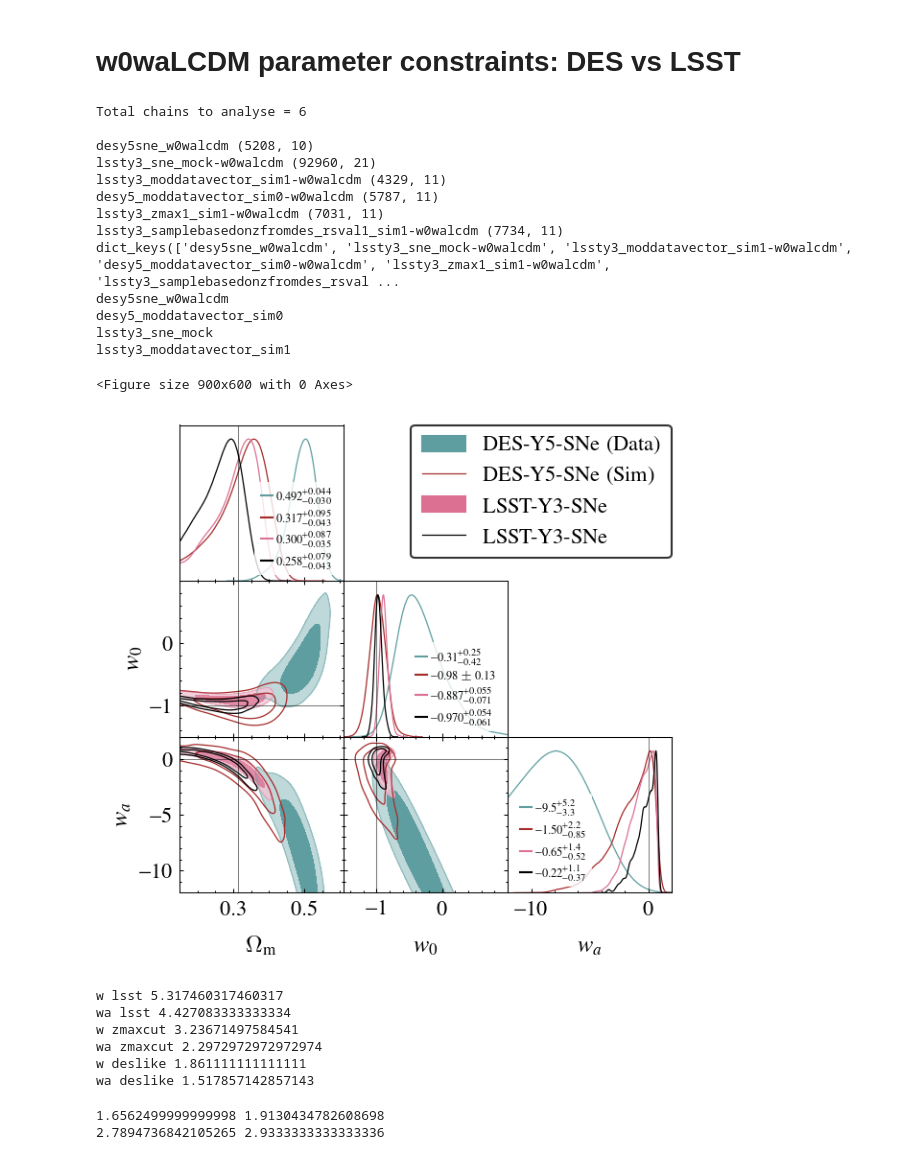
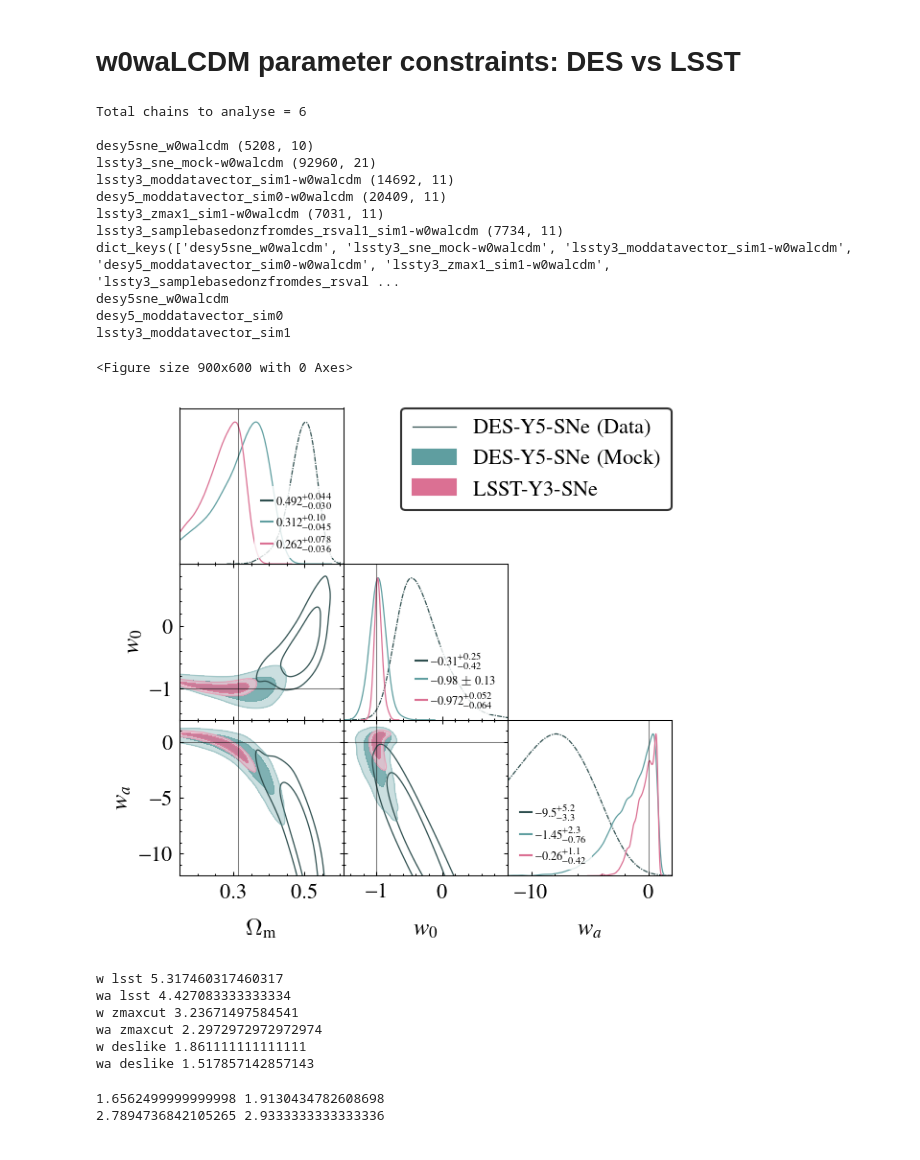
Before and after one commit to sriniraghunathan/CMB_BAO_SNe_likelihoods, a Jupyter notebook: analyse_chains_for_paper.ipynb, the cells around one changed output. Saved outputs shown, nothing was run; the diff lists cells and outputs as text; code cells hidden in the pictures.

Commit message:
plot stuffs

```diff
--- a/analyse_chains_for_paper.ipynb
+++ b/analyse_chains_for_paper.ipynb
@@ -337,8 +337,9 @@ if (1): #check multiple LSST datasets
         samples_dic[chainname] = curr_samples
         print( chainname, curr_samples.samples.shape )
 
-
-if (1):
+ls_arr = ['-']
+line_args = None
+if (0):
     chains_to_plot = [
                       'desy5sne_%s' %(which_cosmo),
                       'desy5_moddatavector_sim0-%s' %(which_cosmo),
@@ -347,6 +348,21 @@ if (1):
     ]
     color_arr = ['cadetblue', 'brown', 'palevioletred', 'black']
     filled_arr = [True, False, True, False]
+
+if (1):
+    chains_to_plot = [
+                      'desy5sne_%s' %(which_cosmo),
+                      'desy5_moddatavector_sim0-%s' %(which_cosmo),
+                      #'lssty3_sne_mock-%s' %(which_cosmo),
+                      'lssty3_moddatavector_sim1-%s' %(which_cosmo),
+    ]
+    color_arr = ['darkslategrey', 'cadetblue', 'palevioletred']
+    filled_arr = [False, True, True]
+    ls_arr = ['-.', '-', '-']
+    line_args=[{'ls':'-.', 'color': color_arr[0]},
+               {'ls':'-', 'color': color_arr[1]},
+               {'ls':'-', 'color': color_arr[2]},
+               ]
 
 if (0):
     chains_to_plot = [
@@ -461,12 +477,13 @@ g = misc_getdist.make_getdist_plot('triangle',
                                    legloc = 'upper right',
                                    legfsval = legfsval+3,
                                    labels = labels_arr,
+                                   ls_arr = ls_arr, line_args = line_args,
                                    param_limits_dic = param_limits_dic,
                                    diagonal_errors_fsval = 6.,
                                    diagonal_errors_legloc = [4, 4, 3],
                                   )
 plname = 'plots/%s_lsst_des.pdf' %(which_cosmo)
-###savefig(plname, dpi = 200.)
+savefig(plname, dpi = 200.)
 show(); ###sys.exit()
 
 print('\n\n\n')
@@ -484,37 +501,36 @@ def get_des_lsst_improvements(qualifier, low_err_dic, up_err_dic):
         #print( p, qualifier, mean_err, mean_err_des, mean_err_des/mean_err )
         print( p, qualifier, mean_err_des/mean_err )
     return
 
 #lsst
 low_err_dic = {'w': 0.071, 'wa': 0.52}
 up_err_dic = {'w': 0.055, 'wa': 1.4}
 get_des_lsst_improvements('lsst', low_err_dic, up_err_dic)
 
 #zmax cut
 low_err_dic = {'w': 0.13, 'wa': 1.4}
 up_err_dic = {'w': 0.077, 'wa': 2.3}
 get_des_lsst_improvements('zmaxcut', low_err_dic, up_err_dic)
 
 #DES-like
 low_err_dic = {'w': 0.23, 'wa': 2.2}
 up_err_dic = {'w': 0.13, 'wa': 3.4}
 get_des_lsst_improvements('deslike', low_err_dic, up_err_dic)
 # %% [output]
 Total chains to analyse = 6
 
 desy5sne_w0walcdm (5208, 10)
 lssty3_sne_mock-w0walcdm (92960, 21)
-lssty3_moddatavector_sim1-w0walcdm (4329, 11)
-desy5_moddatavector_sim0-w0walcdm (5787, 11)
+lssty3_moddatavector_sim1-w0walcdm (14692, 11)
+desy5_moddatavector_sim0-w0walcdm (20409, 11)
 lssty3_zmax1_sim1-w0walcdm (7031, 11)
 lssty3_samplebasedonzfromdes_rsval1_sim1-w0walcdm (7734, 11)
 dict_keys(['desy5sne_w0walcdm', 'lssty3_sne_mock-w0walcdm', 'lssty3_moddatavector_sim1-w0walcdm', 'desy5_moddatavector_sim0-w0walcdm', 'lssty3_zmax1_sim1-w0walcdm', 'lssty3_samplebasedonzfromdes_rsval ...
 desy5sne_w0walcdm
 desy5_moddatavector_sim0
-lssty3_sne_mock
 lssty3_moddatavector_sim1
 <Figure size 900x600 with 0 Axes>
-[figure, old version]
+[figure, new version]
 w lsst 5.317460317460317
 wa lsst 4.427083333333334
 w zmaxcut 3.23671497584541
```
Also changed, not shown: 3 other files.
